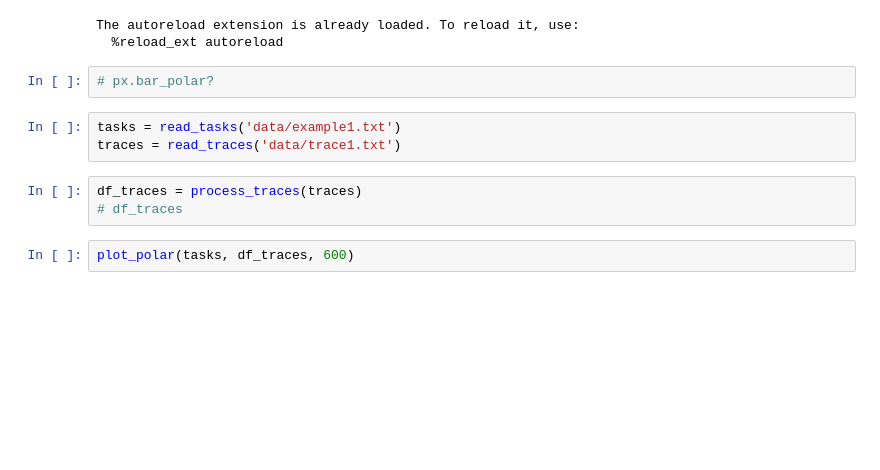
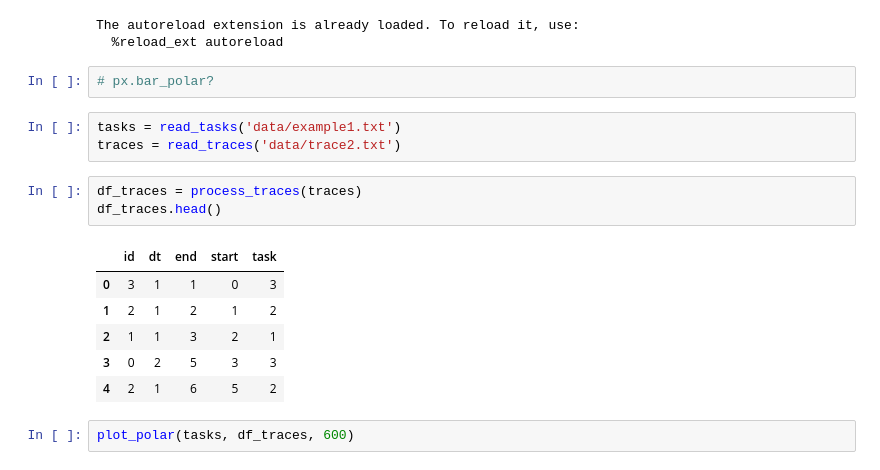
Before and after one commit to hakeemta/preemption, a Jupyter notebook: test.ipynb, the cells around one changed output. Saved outputs shown, nothing was run; the diff lists cells and outputs as text; blank space fills up the shorter version.

```diff
--- a/test.ipynb
+++ b/test.ipynb
@@ -17,10 +17,17 @@ The autoreload extension is already loaded. To reload it, use:
 # px.bar_polar?
 # %%
 tasks = read_tasks('data/example1.txt')
-traces = read_traces('data/trace1.txt')
+traces = read_traces('data/trace2.txt')
 # %%
 df_traces = process_traces(traces)
-# df_traces
+df_traces.head()
+# %% [output]
+|  | id | dt | end | start | task |
+| 0 | 3 | 1 | 1 | 0 | 3 |
+| 1 | 2 | 1 | 2 | 1 | 2 |
+| 2 | 1 | 1 | 3 | 2 | 1 |
+| 3 | 0 | 2 | 5 | 3 | 3 |
+| 4 | 2 | 1 | 6 | 5 | 2 |
 # %%
 plot_polar(tasks, df_traces, 600)
 # %%
```
Also changed, not shown: 4 other files.
